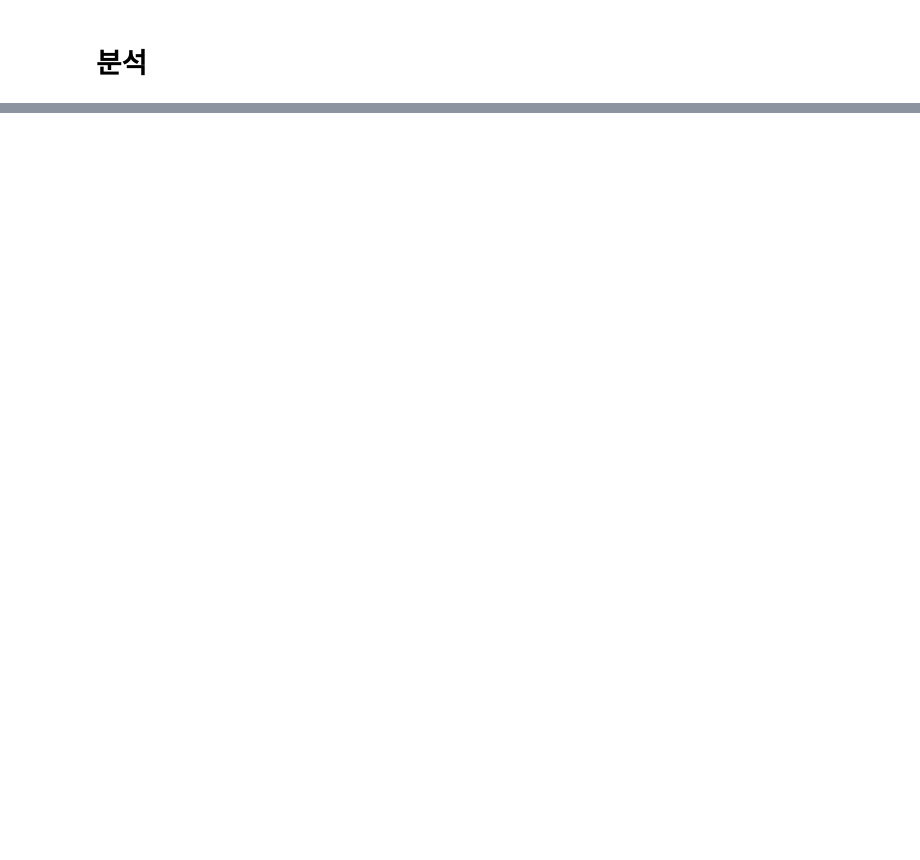
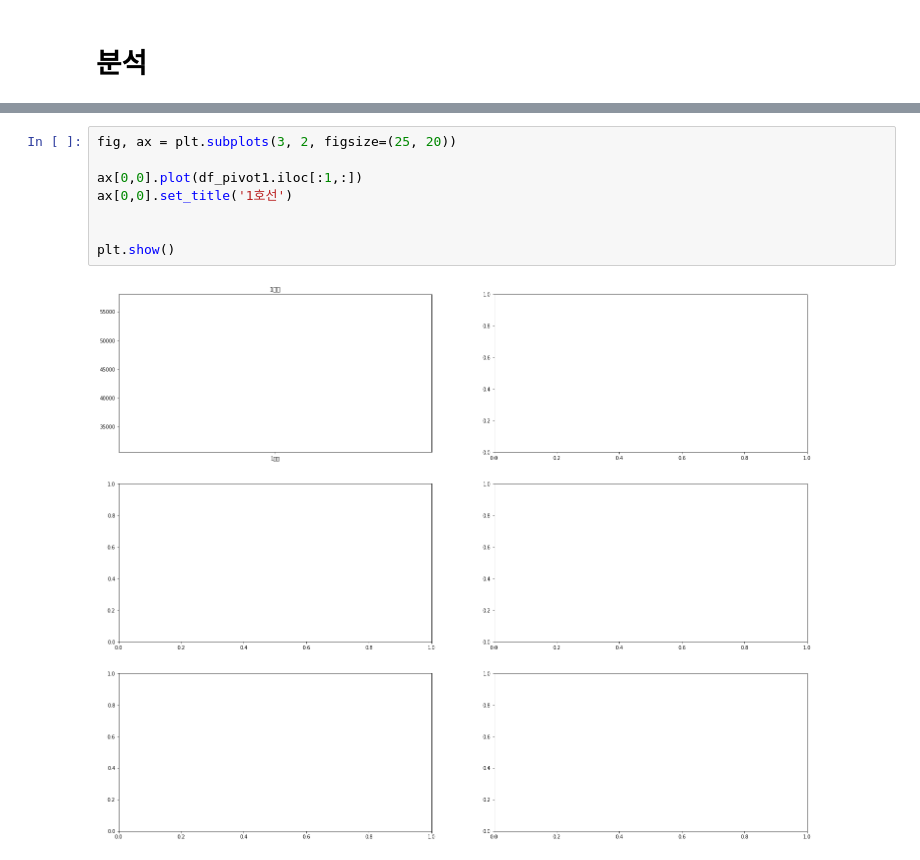
Before and after one commit to YoungjaeKang/subway_congestion_analysis, a Jupyter notebook: subway_congestion_v0.ipynb, the cells around one changed output, grey strips where cells are left out. Cells and saved outputs as stored; diff of their text form; blank space fills up the shorter version.

```diff
--- a/subway_congestion_v0.ipynb
+++ b/subway_congestion_v0.ipynb
@@ -345,0 +550,10 @@ df[df['호선명'] == '분당선']
+# %%
+fig, ax = plt.subplots(3, 2, figsize=(25, 20))
+
+ax[0,0].plot(df_pivot1.iloc[:1,:])
+ax[0,0].set_title('1호선')
+
+
+plt.show()
+# %% [output]
+[figure, added]
```
Also changed, not shown: parts of 48 cells of this notebook.
